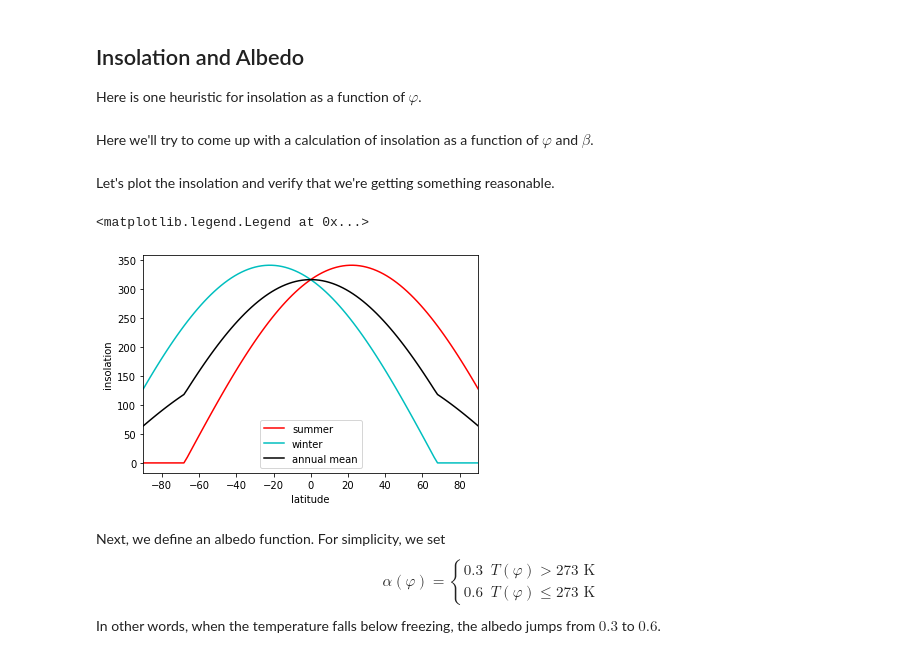
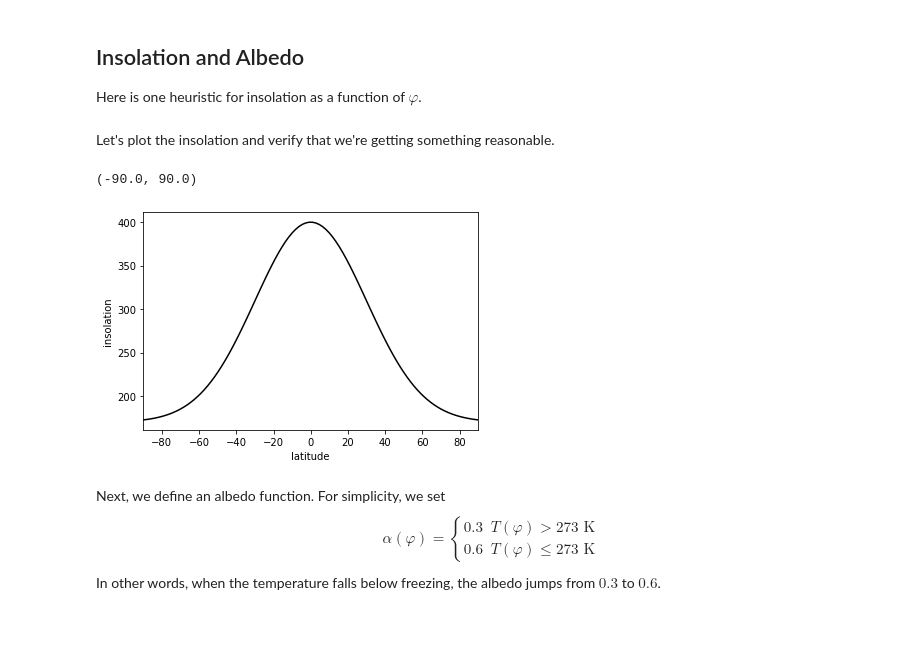
Before and after one commit to dsconnelly/nyu-climate, a Jupyter notebook: ebalance.ipynb, the cells around one changed output. Saved outputs shown, nothing was run; the diff lists cells and outputs as text; code cells hidden in the pictures; blank space fills up the shorter version.

Commit message:
moved insolation musings to separate notebook

```diff
--- a/ebalance.ipynb
+++ b/ebalance.ipynb
@@ -34,30 +33,19 @@ D = D_0 * np.cos(phi)
 Here is one heuristic for insolation as a function of $\varphi$.
 # %%
 S = 230 * np.exp(-2 * ((lat / 60) ** 2)) + 170
-# %% [markdown]
-Here we'll try to come up with a calculation of insolation as a function of $\varphi$ and $\beta$.
-# %%
-summer = np.maximum((S_0 / 4) * np.cos(phi - beta), 0)
-winter = np.maximum((S_0 / 4) * np.cos(phi + beta), 0)
-S = 0.5 * (summer + winter)
 # %% [markdown]
 Let's plot the insolation and verify that we're getting something reasonable.
 # %%
 %matplotlib inline
 _, ax = plt.subplots()
-
-ax.plot(lat, summer, color='r', label='summer')
-ax.plot(lat, winter, color='c', label='winter')
-ax.plot(lat, S, color='k', label='annual mean')
+ax.plot(lat, S, color='k')
 
 ax.set_xlabel('latitude')
 ax.set_ylabel('insolation')
 ax.set_xlim(-90, 90)
-
-ax.legend()
 # %% [output]
-<matplotlib.legend.Legend at 0x...>
+(-90.0, 90.0)
-[figure, old version]
+[figure, new version]
 # %% [markdown]
 Next, we define an albedo function. For simplicity, we set
 $$\alpha(\varphi) = \begin{cases}
```
Also changed, not shown: parts of 3 cells of this notebook, 1 other file.
